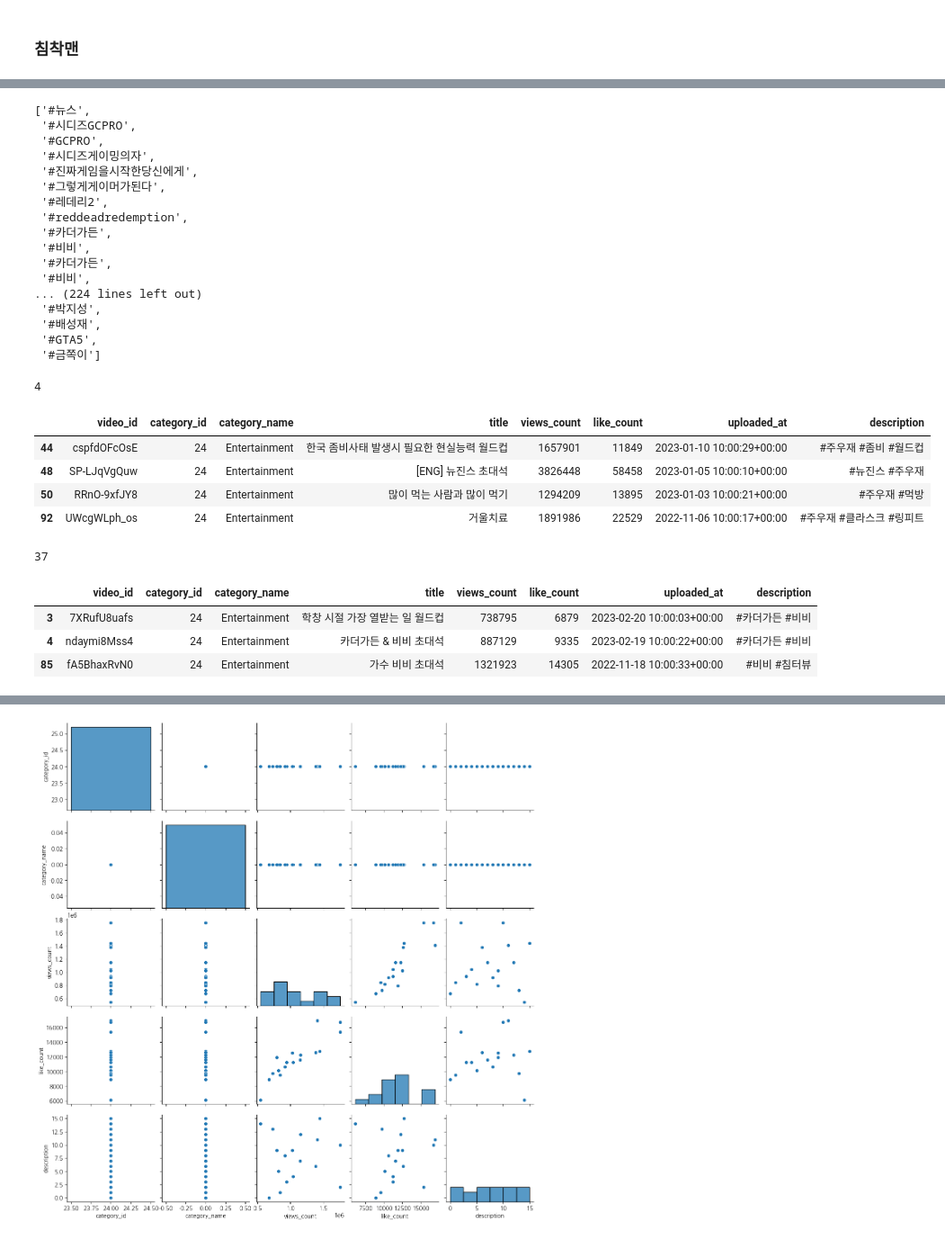
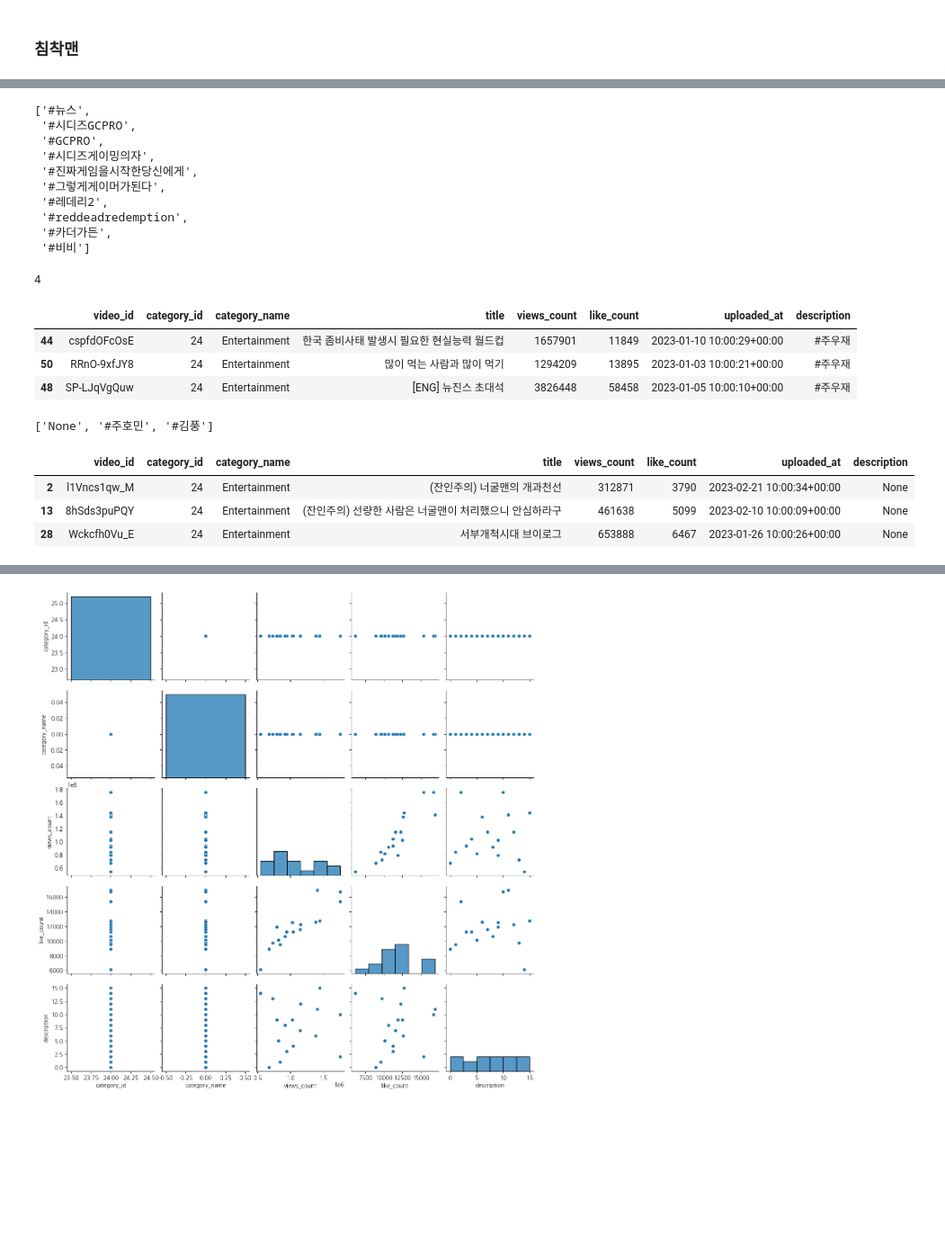
Before and after one commit to kimhyunso/coper-project, a Jupyter notebook: practice_analysis_dowon.ipynb, the cells around one changed output, grey strips where cells are left out. Shown at 90% size. Drawn from its saved outputs; the diff is of its cells as text; code cells hidden in the pictures; blank space fills up the shorter version.

```diff
--- a/practice_analysis_dowon.ipynb
+++ b/practice_analysis_dowon.ipynb
@@ -570,10 +570,11 @@ import re
 
 
 df = pd.read_csv('../자료/침착맨_videos.csv', encoding='utf-8', engine='python')
+df.rename(columns={'description' : "hashtag"}, inplace=True)
 human_list = pd.read_table('../자료/chim_dict.txt', encoding='utf-8', engine='python', sep='\t')
 
 df.uploaded_at = pd.to_datetime(df.uploaded_at)
-df.description = df.description.apply(lambda x: prep.extract_hashtags(x, "#침착맨 "))
-# df.description = df.description.str.replace("#침착맨 ", "")
+df.hashtag = df.hashtag.apply(lambda x: prep.extract_hashtags(x, "#침착맨 "))
+# df.hashtag = df.hashtag.str.replace("#침착맨 ", "")
 df.head(3)
 # %% [output]
@@ -596,5 +614,5 @@ new_df.head(4)
 # %%
-prep.hashtag_list(df)
+prep.hashtag_list(df)[:10]
 # %% [output]
 ['#뉴스',
  '#시디즈GCPRO',
@@ -605,13 +623,6 @@ prep.hashtag_list(df)
  '#레데리2',
  '#reddeadredemption',
  '#카더가든',
- '#비비',
- '#카더가든',
- '#비비',
-... (224 lines left out)
- '#박지성',
- '#배성재',
- '#GTA5',
- '#금쪽이']
+ '#비비']
 # %%
 most_used_hashtag = prep.most_used_hashtag_df(df)
@@ -619,24 +630,23 @@ most_used_hashtag = prep.most_used_hashtag_df(df)
 # %% [output]
 4
 # %%
-df.loc[df.description.str.contains('주우재')]
+df.loc[df.hashtag.str.contains('주우재')].head(3)
 # %% [output]
 |  | video_id | category_id | category_name | title | views_count | like_count | uploaded_at | description |
-| 44 | cspfdOFcOsE | 24 | Entertainment | 한국 좀비사태 발생시 필요한 현실능력 월드컵 | 1657901 | 11849 | 2023-01-10 10:00:29+00:00 | #주우재 #좀비 #월드컵 |
-| 48 | SP-LJqVgQuw | 24 | Entertainment | [ENG] 뉴진스 초대석 | 3826448 | 58458 | 2023-01-05 10:00:10+00:00 | #뉴진스 #주우재 |
-| 50 | RRnO-9xfJY8 | 24 | Entertainment | 많이 먹는 사람과 많이 먹기 | 1294209 | 13895 | 2023-01-03 10:00:21+00:00 | #주우재 #먹방 |
-| 92 | UWcgWLph_os | 24 | Entertainment | 거울치료 | 1891986 | 22529 | 2022-11-06 10:00:17+00:00 | #주우재 #클라스크 #링피트 |
+| 44 | cspfdOFcOsE | 24 | Entertainment | 한국 좀비사태 발생시 필요한 현실능력 월드컵 | 1657901 | 11849 | 2023-01-10 10:00:29+00:00 | #주우재 |
+| 50 | RRnO-9xfJY8 | 24 | Entertainment | 많이 먹는 사람과 많이 먹기 | 1294209 | 13895 | 2023-01-03 10:00:21+00:00 | #주우재 |
+| 48 | SP-LJqVgQuw | 24 | Entertainment | [ENG] 뉴진스 초대석 | 3826448 | 58458 | 2023-01-05 10:00:10+00:00 | #주우재 |
 # %%
 prep.most_used_hashtag_list(df)
 # %% [output]
-37
+['None', '#주호민', '#김풍']
 # %%
 prep.most_used_hashtag_df(df).head(3)
 # %% [output]
 |  | video_id | category_id | category_name | title | views_count | like_count | uploaded_at | description |
-| 3 | 7XRufU8uafs | 24 | Entertainment | 학창 시절 가장 열받는 일 월드컵 | 738795 | 6879 | 2023-02-20 10:00:03+00:00 | #카더가든 #비비 |
-| 4 | ndaymi8Mss4 | 24 | Entertainment | 카더가든 & 비비 초대석 | 887129 | 9335 | 2023-02-19 10:00:22+00:00 | #카더가든 #비비 |
-| 85 | fA5BhaxRvN0 | 24 | Entertainment | 가수 비비 초대석 | 1321923 | 14305 | 2022-11-18 10:00:33+00:00 | #비비 #침터뷰 |
+| 2 | l1Vncs1qw_M | 24 | Entertainment | (잔인주의) 너굴맨의 개과천선 | 312871 | 3790 | 2023-02-21 10:00:34+00:00 | None |
+| 13 | 8hSds3puPQY | 24 | Entertainment | (잔인주의) 선량한 사람은 너굴맨이 처리했으니 안심하라구 | 461638 | 5099 | 2023-02-10 10:00:09+00:00 | None |
+| 28 | Wckcfh0Vu_E | 24 | Entertainment | 서부개척시대 브이로그 | 653888 | 6467 | 2023-01-26 10:00:26+00:00 | None |
 # %%
 prep.most_used_hashtag_df(df).info()
 # %% [output]
```
Also changed, not shown: parts of 21 cells of this notebook, 1 other file.
